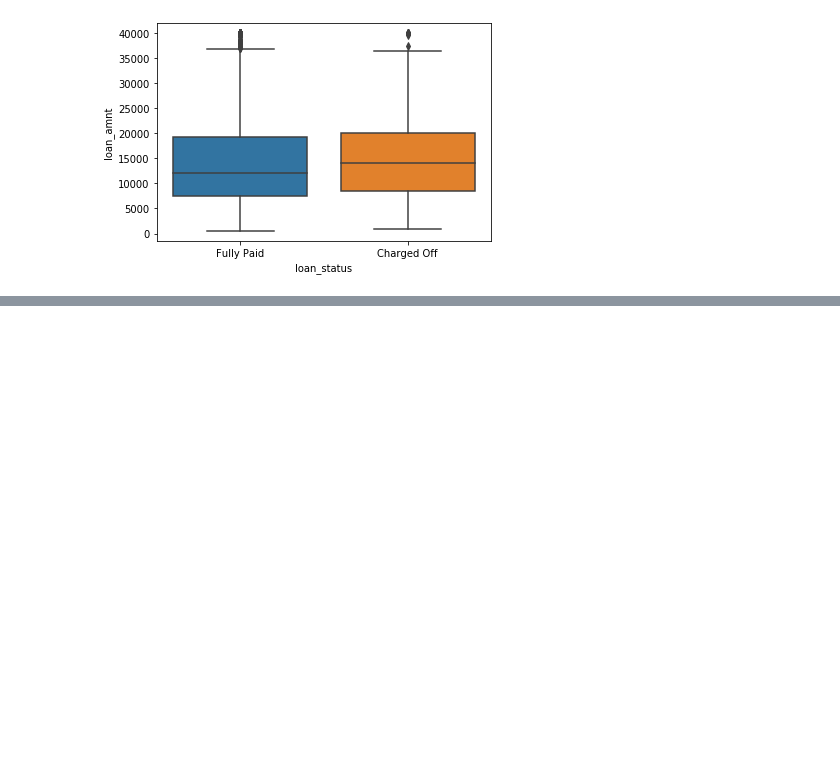
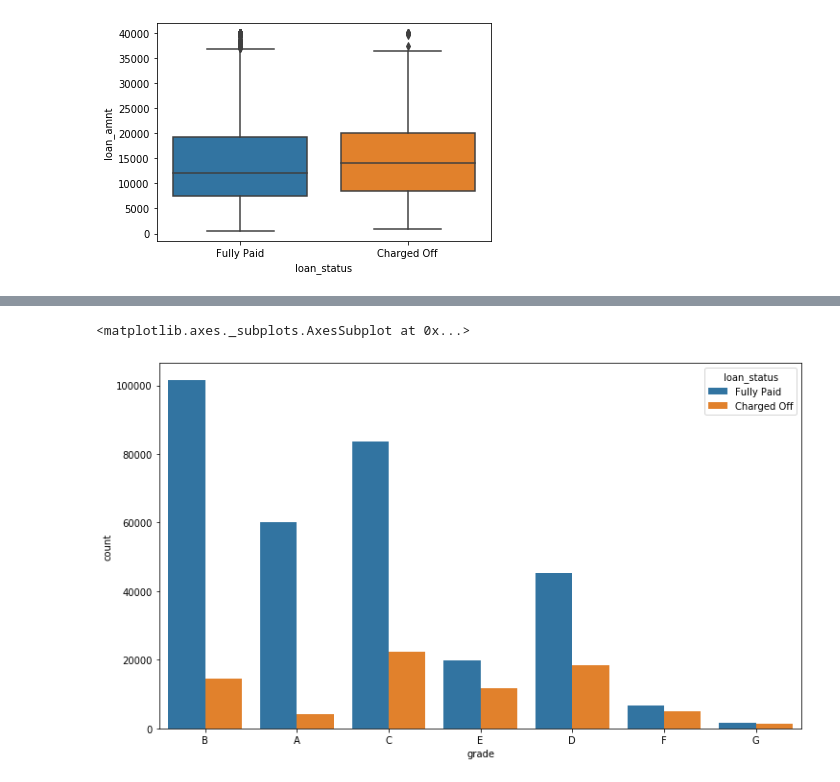
Before and after one commit to R-aryan/Attendence_Automation, a Jupyter notebook: Lending_Club_Loan.ipynb, the cells around one changed output, grey strips where cells are left out. Drawn from its saved outputs; the diff is of its cells as text; code cells hidden in the pictures; blank space fills up the shorter version.

Commit message:
data preprocessing

```diff
--- a/Lending_Club_Loan.ipynb
+++ b/Lending_Club_Loan.ipynb
@@ -321,0 +358,7 @@ sns.boxplot(x='loan_status',y='loan_amnt',data=data)
+# %%
+#Creating a countplot per grade. Set the hue to the loan_status label.
+plt.figure(figsize=(12,7))
+sns.countplot(x='grade',data=data,hue='loan_status')
+# %% [output]
+<matplotlib.axes._subplots.AxesSubplot at 0x...>
+[figure, added]
```
Also changed, not shown: parts of 71 cells of this notebook.
